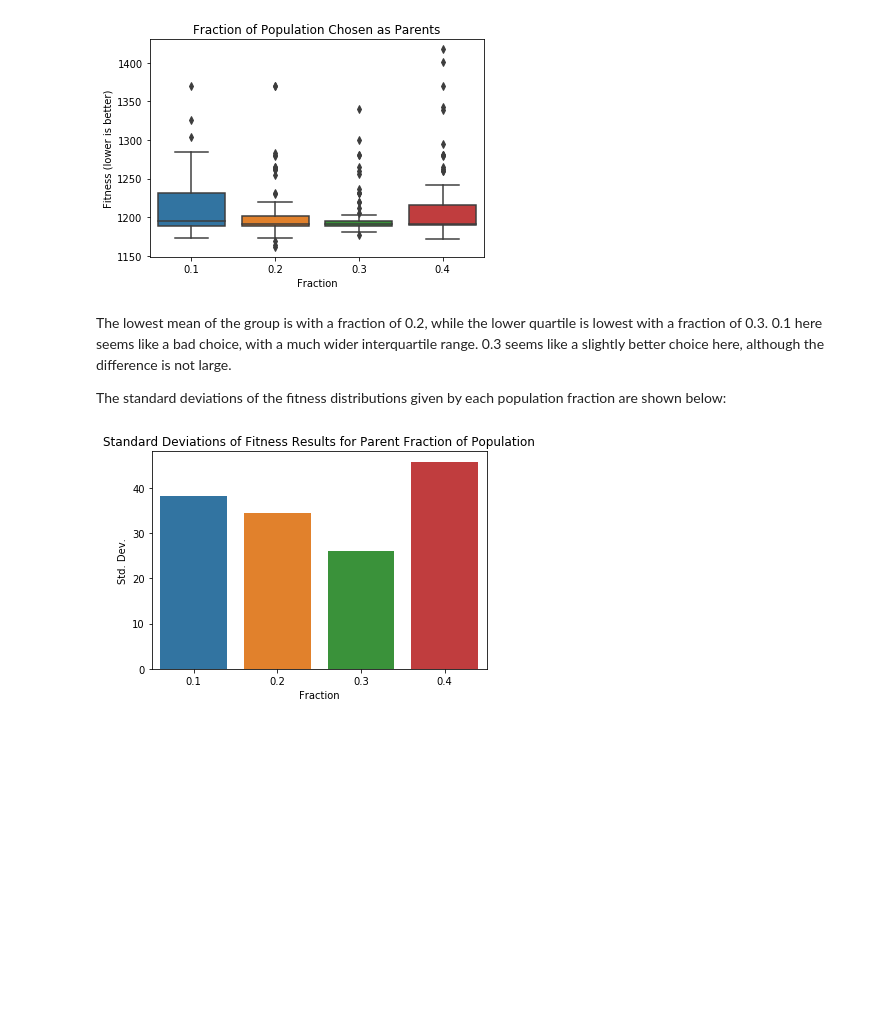
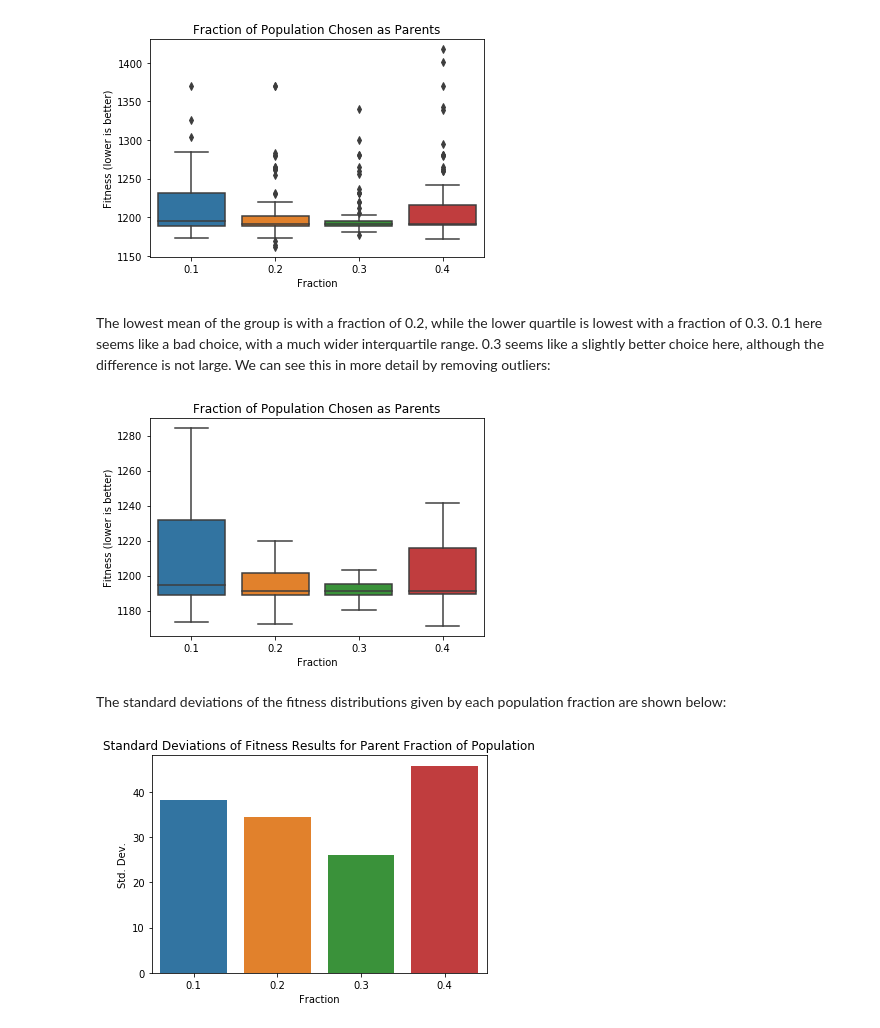
Before and after one commit to bedekelly/time-series-prediction, a Jupyter notebook: niso-bxk561/src/lab/Testing.ipynb, the cells around one changed output. Drawn from its saved outputs; the diff is of its cells as text; code cells hidden in the pictures; blank space fills up the shorter version.

Commit message:
Add box plot without outliers for first test

```diff
--- a/niso-bxk561/src/lab/Testing.ipynb
+++ b/niso-bxk561/src/lab/Testing.ipynb
@@ -119,9 +119,18 @@ _ = boxplot(data=data).set(
 # %% [output]
 [figure]
 # %% [markdown]
-The lowest mean of the group is with a fraction of 0.2, while the lower quartile is lowest with a fraction of 0.3. 0.1 here seems like a bad choice, with a much wider interquartile range. 0.3 seems like a slightly better choice here, although the difference is not large.
-
-The standard deviations of the fitness distributions given by each population fraction are shown below:
+The lowest mean of the group is with a fraction of 0.2, while the lower quartile is lowest with a fraction of 0.3. 0.1 here seems like a bad choice, with a much wider interquartile range. 0.3 seems like a slightly better choice here, although the difference is not large. We can see this in more detail by removing outliers:
+# %%
+_ = boxplot(data=data, showfliers=False).set(
+    xlabel="Fraction",
+    ylabel="Fitness (lower is better)",
+    xticklabels=list(parent_fraction_results.keys()),
+    title="Fraction of Population Chosen as Parents"
+)
+# %% [output]
+[figure, added]
+# %% [markdown]
+The standard deviations of the fitness distributions given by each population fraction are shown below:
 # %%
 from seaborn import barplot
 
```
Also changed, not shown: 1 other file.
